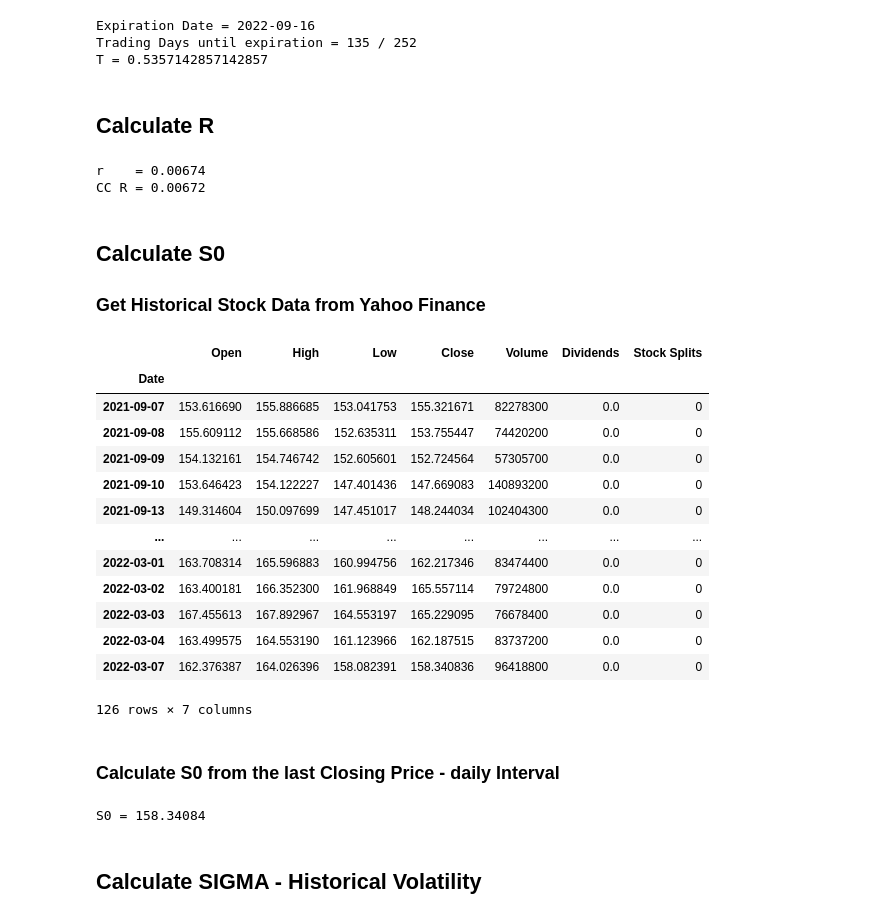
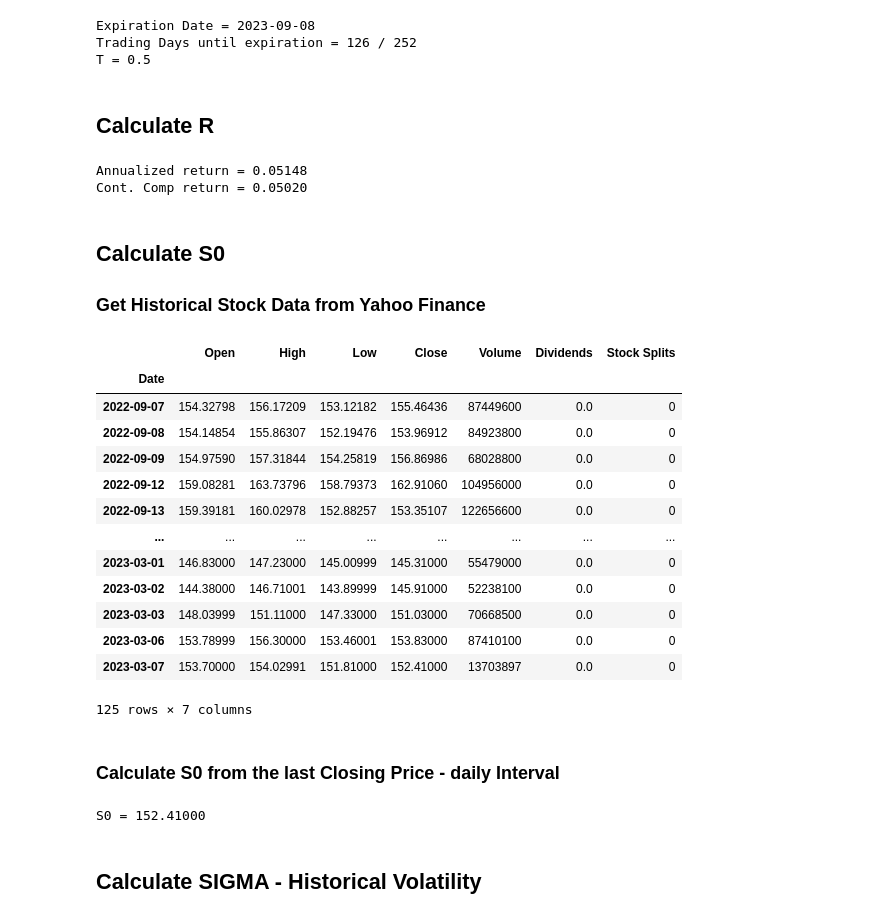
Before and after one commit to ithakis/European-and-American-put-option-pricing, a Jupyter notebook: Assignment-1-Option-Valuation.ipynb, the cells around one changed output. Drawn from its saved outputs; the diff is of its cells as text; code cells hidden in the pictures.

```diff
--- a/Assignment-1-Option-Valuation.ipynb
+++ b/Assignment-1-Option-Valuation.ipynb
@@ -3,7 +3,7 @@ import numpy as np
 import pandas as pd
 from numba import njit, jit
 
-from math import log, sqrt, pi, exp, erf
+from math import log, sqrt, pi, exp, erf, ceil, floor
 from scipy.stats import norm
 
 from matplotlib import pyplot as plt
@@ -17,3 +17,9 @@ import yfinance as yf
 
 """ Plt font size """
 plt.rcParams['font.size'] = '15'
+plt.rcParams["figure.figsize"] = (20, 7)
+plt.style.use('bmh')
+
+""" Force Numpy and Pandas to print floating format with 5 decimal places"""
+np.set_printoptions(suppress=True, precision=5)
+pd.set_option("display.precision", 5)
@@ -30,33 +37,37 @@ nyse = mcal.get_calendar('NYSE')
 
 # Show available calendars
 # print(mcal.get_calendar_names())
-early = nyse.schedule(start_date='2022-03-07', end_date='2022-09-16')       # For fixed initial date calculator
-# early = nyse.schedule(start_date=dt.datetime.now(), end_date='2022-09-16')
-T = early.shape[0]
+NOW     = dt.datetime.now() # OR
+NOW     = dt.datetime(year=2023, month=3, day=10)
+_END    = NOW+dt.timedelta(days=ceil(365/2))
+calendar        = nyse.schedule(start_date=NOW, end_date=_END)
+expiration_date = pd.to_datetime(calendar.index.values[-1])
 
-print(f'Expiration Date = {"2022-09-16"}')
+T = calendar.shape[0]
+
+print(f"Expiration Date = {pd.to_datetime(expiration_date).strftime('%Y-%m-%d')}")
 print(f"Trading Days until expiration = {T} / 252") ; T = T / 252
 print(f"T = {T}")
 # early
 # %% [output]
-Expiration Date = 2022-09-16
-Trading Days until expiration = 135 / 252
-T = 0.5357142857142857
+Expiration Date = 2023-09-08
+Trading Days until expiration = 126 / 252
+T = 0.5
 # %% [markdown]
 ## Calculate R
 # %%
-""" Treasury Bill : TMUBMUSD06M """
-# t_bill = yf.Tickers(tickers="TMUBMUSD06M") #("AAPL") # NOT BEING ABLE TO GET INFORMATION FOR BILL
-# t_bill.history()
+""" Treasury Bill : TMUBMUSD06M
+site: https://www.wsj.com/market-data/quotes/bond/BX/TMUBMUSD06M
+value: 5.148% """
 
-r = 0.00674
+r = 0.05148
 R = np.log(1 + r)
 
-print(f"r    = {r}")
-print(f'CC R = {R:.5f}')
+print(f"Annualized return = {r}")
+print(f'Cont. Comp return = {R:.5f}')
 # %% [output]
-r    = 0.00674
-CC R = 0.00672
+Annualized return = 0.05148
+Cont. Comp return = 0.05020
 # %% [markdown]
 ## Calculate S0
 ### Get Historical Stock Data from Yahoo Finance
@@ -64,30 +75,31 @@ CC R = 0.00672
 aapl = yf.Ticker("AAPL")
 # %%
 """ Get historical market data """
-hist = aapl.history(start='2021-09-08', end='2022-03-08')
+_START  = NOW-dt.timedelta(days=ceil(365/2))
+hist    = aapl.history(start=_START, end=NOW)
 hist
 # %% [output]
 |  | Open | High | Low | Close | Volume | Dividends | Stock Splits |
 | Date |  |  |  |  |  |  |  |
-| 2021-09-07 | 153.616690 | 155.886685 | 153.041753 | 155.321671 | 82278300 | 0.0 | 0 |
-| 2021-09-08 | 155.609112 | 155.668586 | 152.635311 | 153.755447 | 74420200 | 0.0 | 0 |
-| 2021-09-09 | 154.132161 | 154.746742 | 152.605601 | 152.724564 | 57305700 | 0.0 | 0 |
-| 2021-09-10 | 153.646423 | 154.122227 | 147.401436 | 147.669083 | 140893200 | 0.0 | 0 |
-| 2021-09-13 | 149.314604 | 150.097699 | 147.451017 | 148.244034 | 102404300 | 0.0 | 0 |
+| 2022-09-07 | 154.32798 | 156.17209 | 153.12182 | 155.46436 | 87449600 | 0.0 | 0 |
+| 2022-09-08 | 154.14854 | 155.86307 | 152.19476 | 153.96912 | 84923800 | 0.0 | 0 |
+| 2022-09-09 | 154.97590 | 157.31844 | 154.25819 | 156.86986 | 68028800 | 0.0 | 0 |
+| 2022-09-12 | 159.08281 | 163.73796 | 158.79373 | 162.91060 | 104956000 | 0.0 | 0 |
+| 2022-09-13 | 159.39181 | 160.02978 | 152.88257 | 153.35107 | 122656600 | 0.0 | 0 |
 | ... | ... | ... | ... | ... | ... | ... | ... |
-| 2022-03-01 | 163.708314 | 165.596883 | 160.994756 | 162.217346 | 83474400 | 0.0 | 0 |
-| 2022-03-02 | 163.400181 | 166.352300 | 161.968849 | 165.557114 | 79724800 | 0.0 | 0 |
-| 2022-03-03 | 167.455613 | 167.892967 | 164.553197 | 165.229095 | 76678400 | 0.0 | 0 |
-| 2022-03-04 | 163.499575 | 164.553190 | 161.123966 | 162.187515 | 83737200 | 0.0 | 0 |
-| 2022-03-07 | 162.376387 | 164.026396 | 158.082391 | 158.340836 | 96418800 | 0.0 | 0 |
+| 2023-03-01 | 146.83000 | 147.23000 | 145.00999 | 145.31000 | 55479000 | 0.0 | 0 |
+| 2023-03-02 | 144.38000 | 146.71001 | 143.89999 | 145.91000 | 52238100 | 0.0 | 0 |
+| 2023-03-03 | 148.03999 | 151.11000 | 147.33000 | 151.03000 | 70668500 | 0.0 | 0 |
+| 2023-03-06 | 153.78999 | 156.30000 | 153.46001 | 153.83000 | 87410100 | 0.0 | 0 |
+| 2023-03-07 | 153.70000 | 154.02991 | 151.81000 | 152.41000 | 13703897 | 0.0 | 0 |
-126 rows × 7 columns
+125 rows × 7 columns
 # %% [markdown]
 ### Calculate S0 from the last Closing Price - daily Interval
 # %%
 """ Closing Price - S0 """
 S0 = hist.iloc[-1].Close ; print(f'S0 = {S0:.5f}')
 # %% [output]
-S0 = 158.34084
+S0 = 152.41000
 # %% [markdown]
 ## Calculate SIGMA - Historical Volatility
 # %%
```
Also changed, not shown: parts of 31 cells of this notebook.
